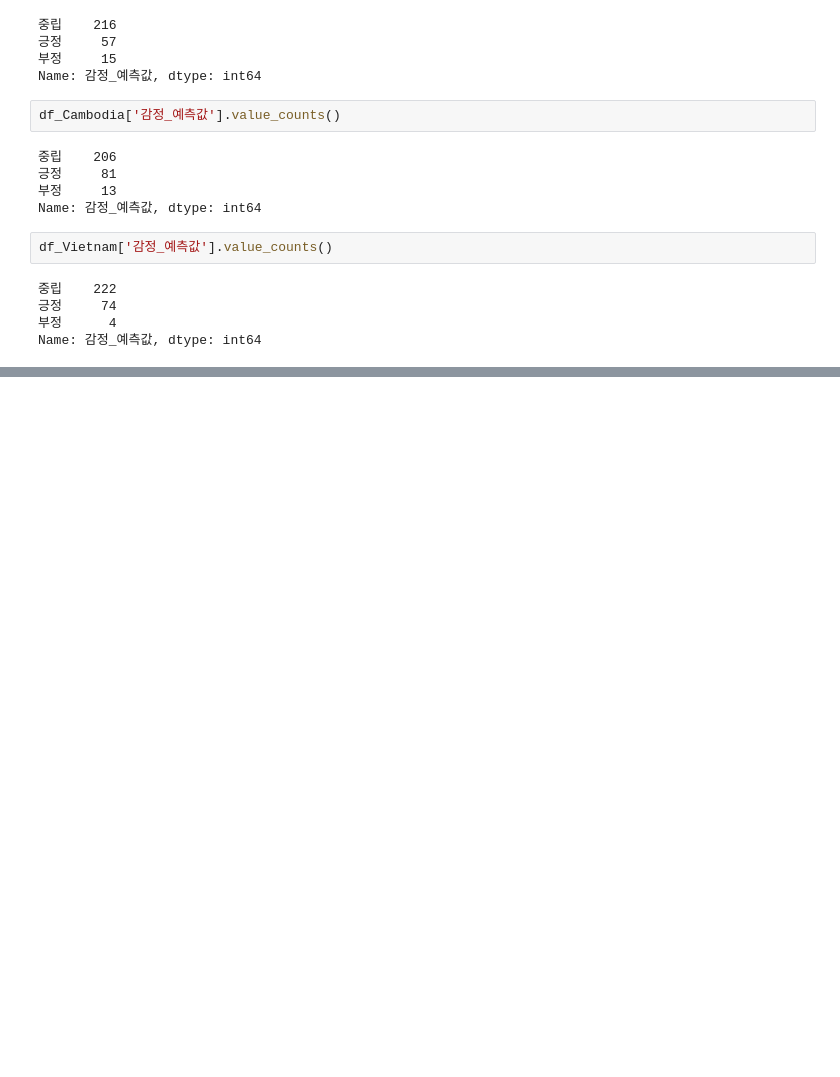
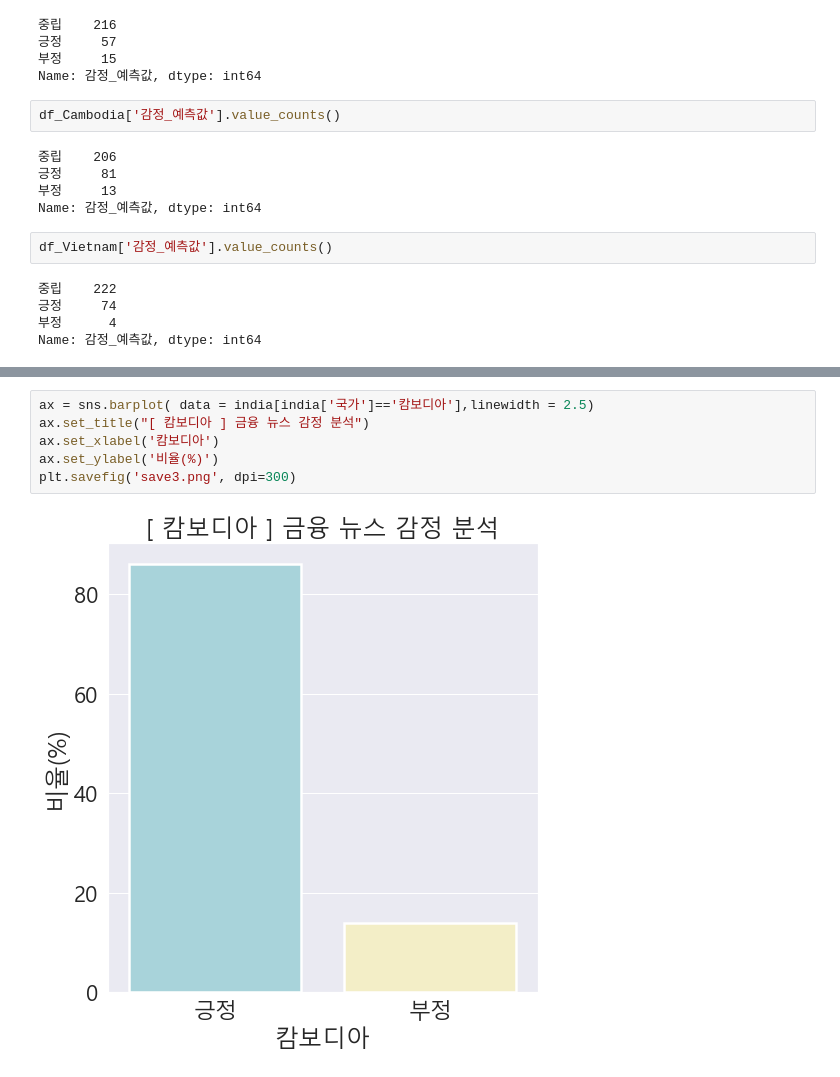
Before and after one commit to S-A-N-C/Sentiment_analysis, a Jupyter notebook: Sentiment_analysis.ipynb, the cells around one changed output, grey strips where cells are left out. Drawn from its saved outputs; the diff is of its cells as text; blank space fills up the shorter version.

```diff
--- a/Sentiment_analysis.ipynb
+++ b/Sentiment_analysis.ipynb
@@ -442,0 +431,8 @@ array([[0.9268831 , 0.04012983, 0.03298704]], dtype=float32)
+# %%
+ax = sns.barplot( data = india[india['국가']=='캄보디아'],linewidth = 2.5)
+ax.set_title("[ 캄보디아 ] 금융 뉴스 감정 분석")
+ax.set_xlabel('캄보디아')
+ax.set_ylabel('비율(%)')
+plt.savefig('save3.png', dpi=300)
+# %% [output]
+[figure, added]
```
Also changed, not shown: parts of 19 cells of this notebook, 8 other files.
